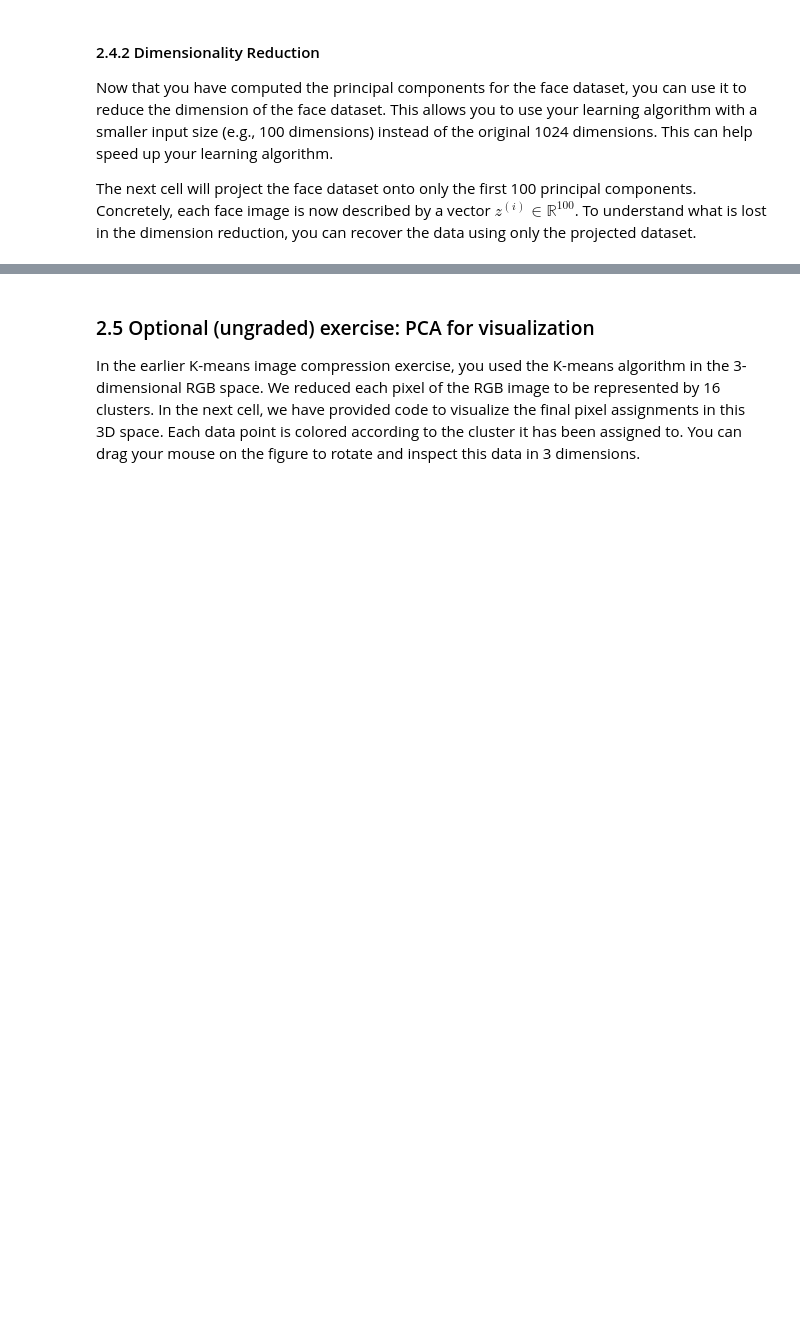
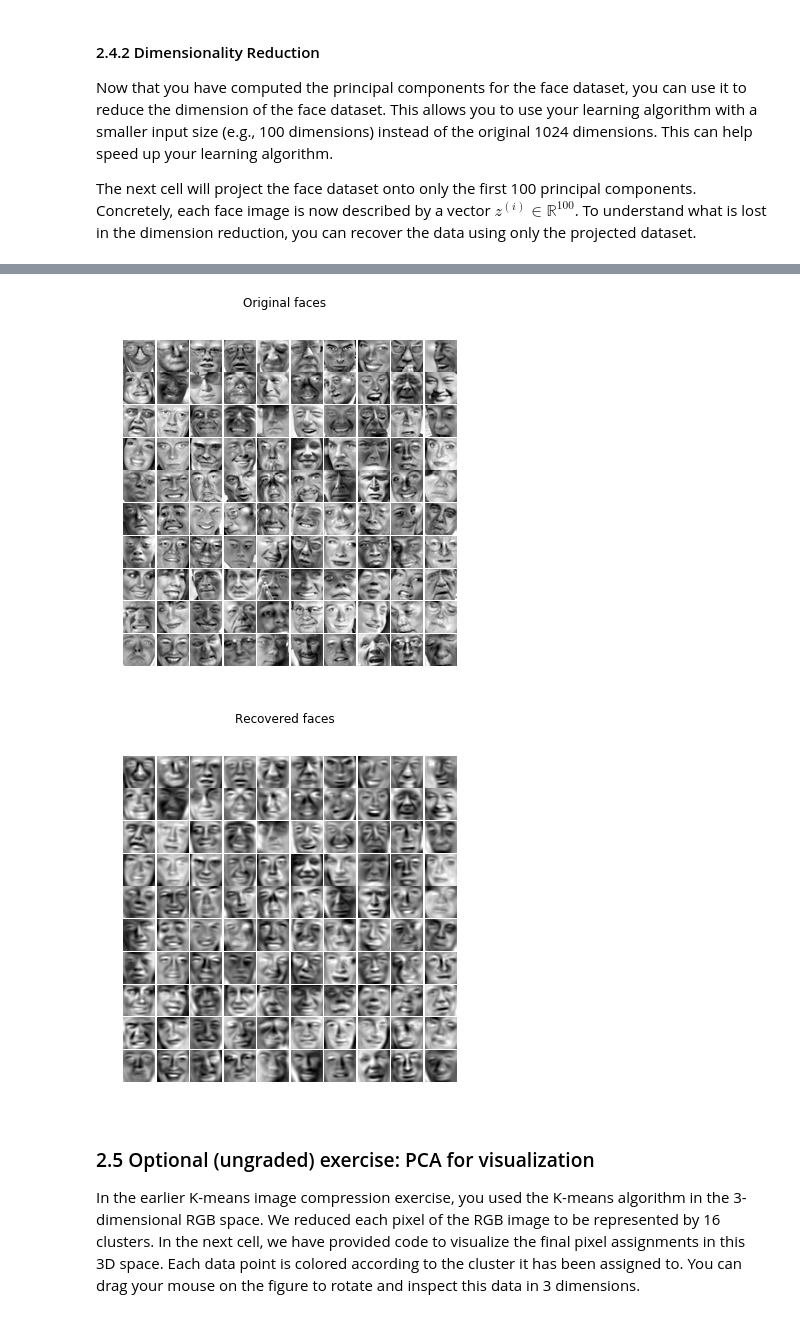
Before and after one commit to indrikwijaya/ml-coursera-python-assignments, a Jupyter notebook: Exercise7/exercise7.ipynb, the cells around one changed output, grey strips where cells are left out. Cells and saved outputs as stored; diff of their text form; code cells hidden in the pictures; blank space fills up the shorter version.

```diff
--- a/Exercise7/exercise7.ipynb
+++ b/Exercise7/exercise7.ipynb
@@ -906,18 +912,21 @@ From the reconstruction, you can observe that the general structure and appearan
 # %%
 #  Project images to the eigen space using the top K eigen vectors and
 #  visualize only using those K dimensions
 #  Compare to the original input, which is also displayed
 K = 100
 X_rec  = recoverData(Z, U, K)
 
 # Display normalized data
 utils.displayData(X_norm[:100, :], figsize=(6, 6))
-pyplot.gcf().suptitle('Original faces')
+plt.gcf().suptitle('Original faces')
 
 # Display reconstructed data from only k eigenfaces
 utils.displayData(X_rec[:100, :], figsize=(6, 6))
-pyplot.gcf().suptitle('Recovered faces')
+plt.gcf().suptitle('Recovered faces')
 pass
+# %% [output]
+[figure, added]
+[figure, added]
 # %% [markdown]
 ### 2.5 Optional (ungraded) exercise: PCA for visualization
 
```
Also changed, not shown: parts of 5 cells of this notebook.
